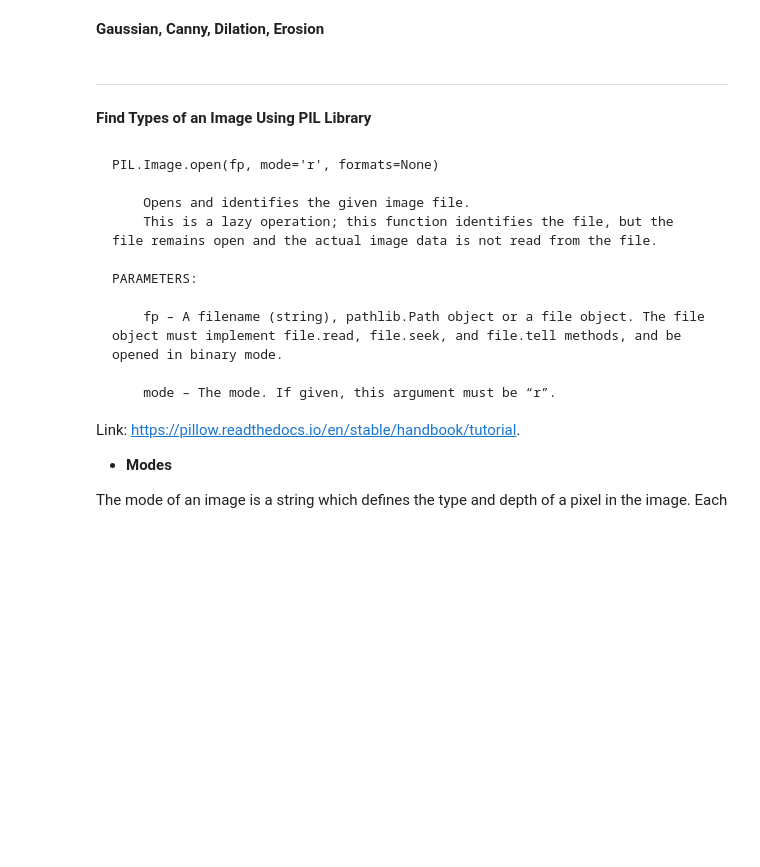
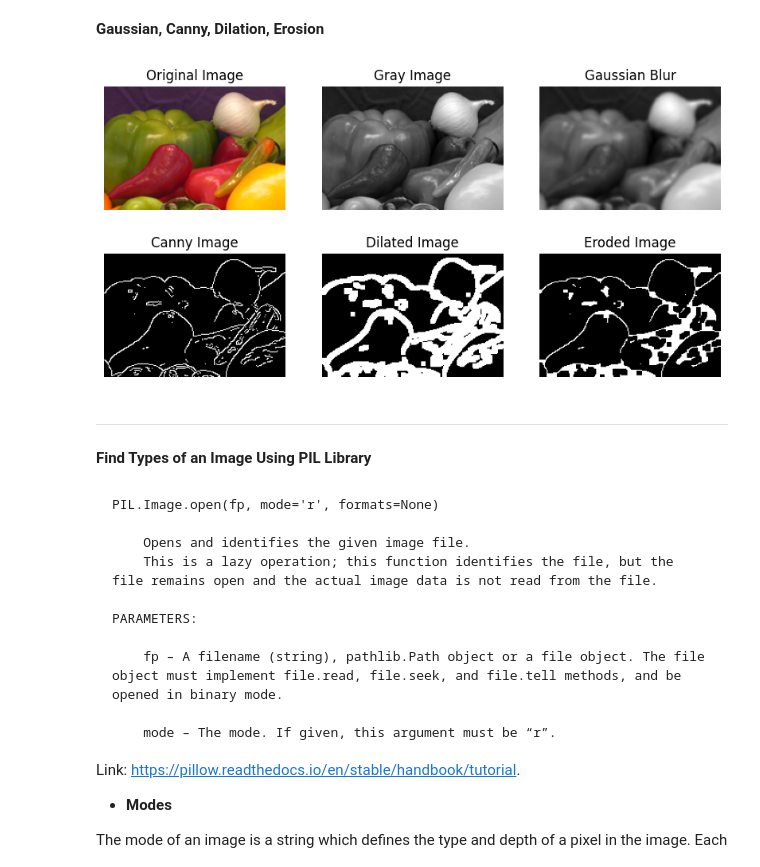
Before and after one commit to ZiaUrRehman-bit/Computer-Vision-Course, a Jupyter notebook: Lab 01/01_BasicComputerVision.ipynb, the cells around one changed output. Drawn from its saved outputs; the diff is of its cells as text; code cells hidden in the pictures; blank space fills up the shorter version.

```diff
--- a/Lab 01/01_BasicComputerVision.ipynb
+++ b/Lab 01/01_BasicComputerVision.ipynb
@@ -373,32 +403,66 @@ import numpy as np
 img = cv2.imread(path+'\\onion.PNG')
 cv2.imshow("original Image", img)
 
 kernel = np.ones((5,5),np.uint8)
 
 # convert to gray
 img_gray = cv2.cvtColor(img,cv2.COLOR_BGR2GRAY)
 
 cv2.imshow('Gray Image',img_gray)
 
 
 # convert to blur
 img_blur = cv2.GaussianBlur(img_gray,(7,7),0)
 cv2.imshow('Blur Image', img_blur)
 
 
 # finding edges using canny functions
 img_canny = cv2.Canny(img,200,200)
 cv2.imshow('Canny Image', img_canny)
 
 # Image dilation:  increase the thickness of edges
 img_dilation = cv2.dilate(img_canny,kernel,iterations=1)
 cv2.imshow('Dilation Image',img_dilation)
 
 
 # Image Errosion
 img_eroded = cv2.erode(img_dilation,kernel,iterations=1)
 cv2.imshow('Eroded Image',img_eroded)
+
+plt.figure(figsize=[10,5])
+plt.subplot(231)
+plt.imshow(cv2.cvtColor(img, cv2.COLOR_BGR2RGB))
+plt.title("Original Image")
+plt.axis("off")
+
+plt.subplot(232)
+plt.imshow(img_gray, cmap='gray')
+plt.title("Gray Image")
+plt.axis("off")
+
+plt.subplot(233)
+plt.imshow(img_blur, cmap='gray')
+plt.title("Gaussian Blur")
+plt.axis("off")
+
+plt.subplot(234)
+plt.imshow(cv2.cvtColor(img_canny,cv2.COLOR_BGR2RGB))
+plt.title("Canny Image")
+plt.axis("off")
+
+plt.subplot(235)
+plt.imshow(cv2.cvtColor(img_dilation,cv2.COLOR_BGR2RGB))
+plt.title("Dilated Image")
+plt.axis("off")
+
+plt.subplot(236)
+plt.imshow(cv2.cvtColor(img_eroded,cv2.COLOR_BGR2RGB))
+plt.title("Eroded Image")
+plt.axis("off")
+
 cv2.waitKey(0)
 cv2.destroyAllWindows()
+# %% [output]
+[figure, added]
 # %% [markdown]
 ****
```
Also changed, not shown: parts of 5 cells of this notebook.
